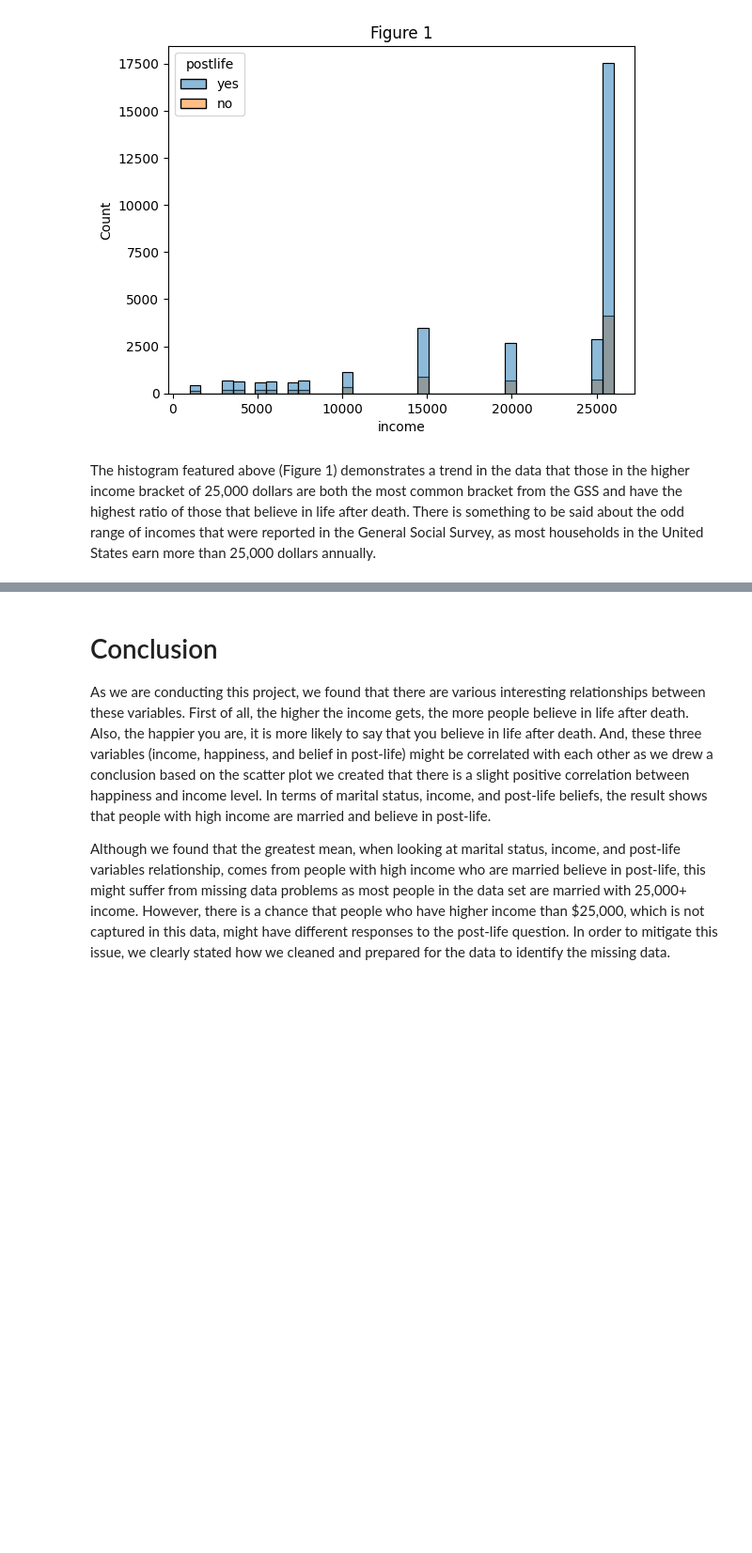
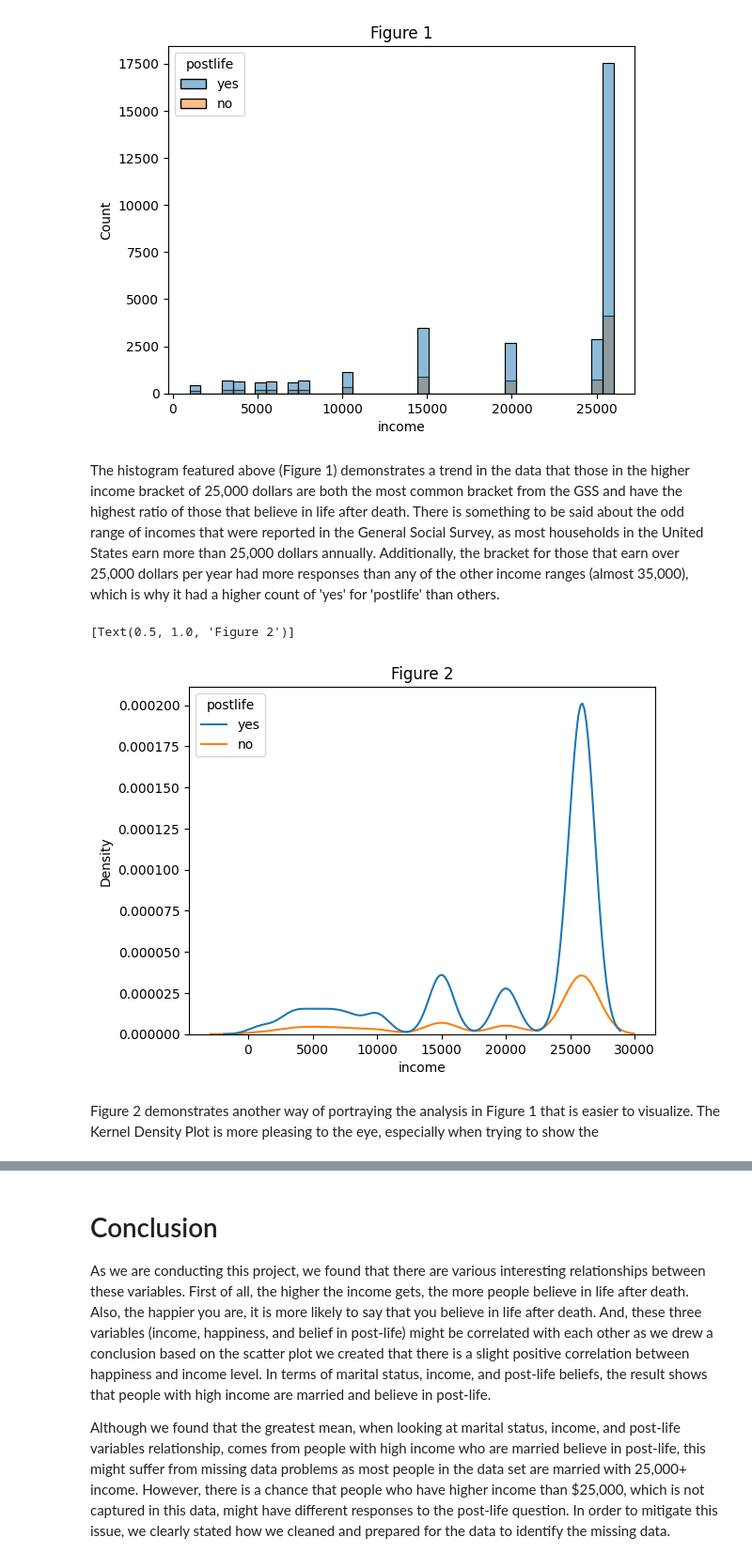
Before and after one commit to annacfisher/project_gss, a Jupyter notebook: group8.ipynb, the cells around one changed output, grey strips where cells are left out. Shown at 94% size. Cells and saved outputs as stored; diff of their text form; code cells hidden in the pictures; blank space fills up the shorter version.

```diff
--- a/group8.ipynb
+++ b/group8.ipynb
@@ -579,5 +581,12 @@ sns.histplot(data = df,x="income", hue = 'postlife').set(title='Figure 1')
 [Text(0.5, 1.0, 'Figure 1')]
 [figure]
 # %% [markdown]
-The histogram featured above (Figure 1) demonstrates a trend in the data that those in the higher income bracket of 25,000 dollars are both the most common bracket from the GSS and have the highest ratio of those that believe in life after death. There is something to be said about the odd range of incomes that were reported in the General Social Survey, as most households in the United States earn more than 25,000 dollars annually.
+The histogram featured above (Figure 1) demonstrates a trend in the data that those in the higher income bracket of 25,000 dollars are both the most common bracket from the GSS and have the highest ratio of those that believe in life after death. There is something to be said about the odd range of incomes that were reported in the General Social Survey, as most households in the United States earn more than 25,000 dollars annually. Additionally, the bracket for those that earn over 25,000 dollars per year had more responses than any of the other income ranges (almost 35,000), which is why it had a higher count of 'yes' for 'postlife' than others.
+# %%
+sns.kdeplot(data = df,x="income", hue = 'postlife').set(title='Figure 2')
+# %% [output]
+[Text(0.5, 1.0, 'Figure 2')]
+[figure, added]
+# %% [markdown]
+Figure 2 demonstrates another way of portraying the analysis in Figure 1 that is easier to visualize. The Kernel Density Plot is more pleasing to the eye, especially when trying to show the
 # %%
```
Also changed, not shown: parts of 4 cells of this notebook.
